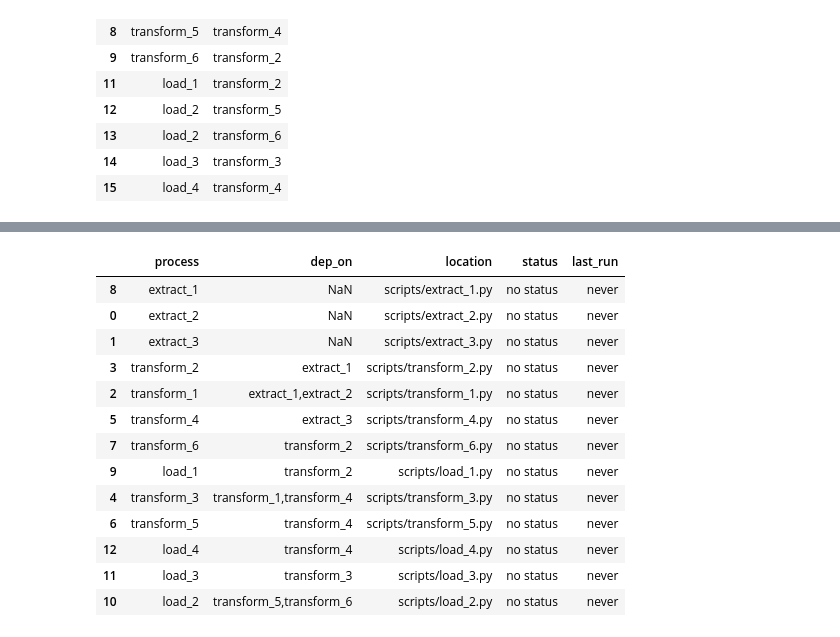
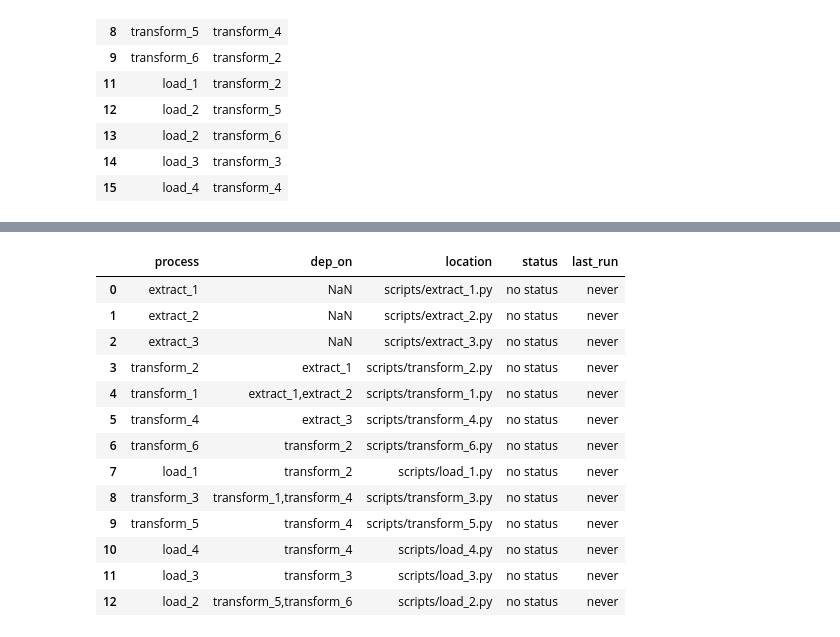
Before and after one commit to lapechie/Data-Pipeline-Tool, a Jupyter notebook: Example.ipynb, the cells around one changed output, grey strips where cells are left out. Drawn from its saved outputs; the diff is of its cells as text; code cells hidden in the pictures.

```diff
--- a/Example.ipynb
+++ b/Example.ipynb
@@ -108,20 +138,21 @@ plt.show()
 # %%
+# sort the schedule dataframe using graph object
 schedule_df['process'] = pd.Categorical(schedule_df['process'], list(nx.topological_sort(G)))
-schedule_df = schedule_df.sort_values("process")
+schedule_df = schedule_df.sort_values("process").reset_index(drop=True)
 schedule_df
 # %% [output]
 |  | process | dep_on | location | status | last_run |
-| 8 | extract_1 | NaN | scripts/extract_1.py | no status | never |
-| 0 | extract_2 | NaN | scripts/extract_2.py | no status | never |
-| 1 | extract_3 | NaN | scripts/extract_3.py | no status | never |
+| 0 | extract_1 | NaN | scripts/extract_1.py | no status | never |
+| 1 | extract_2 | NaN | scripts/extract_2.py | no status | never |
+| 2 | extract_3 | NaN | scripts/extract_3.py | no status | never |
 | 3 | transform_2 | extract_1 | scripts/transform_2.py | no status | never |
-| 2 | transform_1 | extract_1,extract_2 | scripts/transform_1.py | no status | never |
+| 4 | transform_1 | extract_1,extract_2 | scripts/transform_1.py | no status | never |
 | 5 | transform_4 | extract_3 | scripts/transform_4.py | no status | never |
-| 7 | transform_6 | transform_2 | scripts/transform_6.py | no status | never |
-| 9 | load_1 | transform_2 | scripts/load_1.py | no status | never |
-| 4 | transform_3 | transform_1,transform_4 | scripts/transform_3.py | no status | never |
-| 6 | transform_5 | transform_4 | scripts/transform_5.py | no status | never |
-| 12 | load_4 | transform_4 | scripts/load_4.py | no status | never |
+| 6 | transform_6 | transform_2 | scripts/transform_6.py | no status | never |
+| 7 | load_1 | transform_2 | scripts/load_1.py | no status | never |
+| 8 | transform_3 | transform_1,transform_4 | scripts/transform_3.py | no status | never |
+| 9 | transform_5 | transform_4 | scripts/transform_5.py | no status | never |
+| 10 | load_4 | transform_4 | scripts/load_4.py | no status | never |
 | 11 | load_3 | transform_3 | scripts/load_3.py | no status | never |
-| 10 | load_2 | transform_5,transform_6 | scripts/load_2.py | no status | never |
+| 12 | load_2 | transform_5,transform_6 | scripts/load_2.py | no status | never |
 # %%
```
Also changed, not shown: parts of 11 cells of this notebook.
